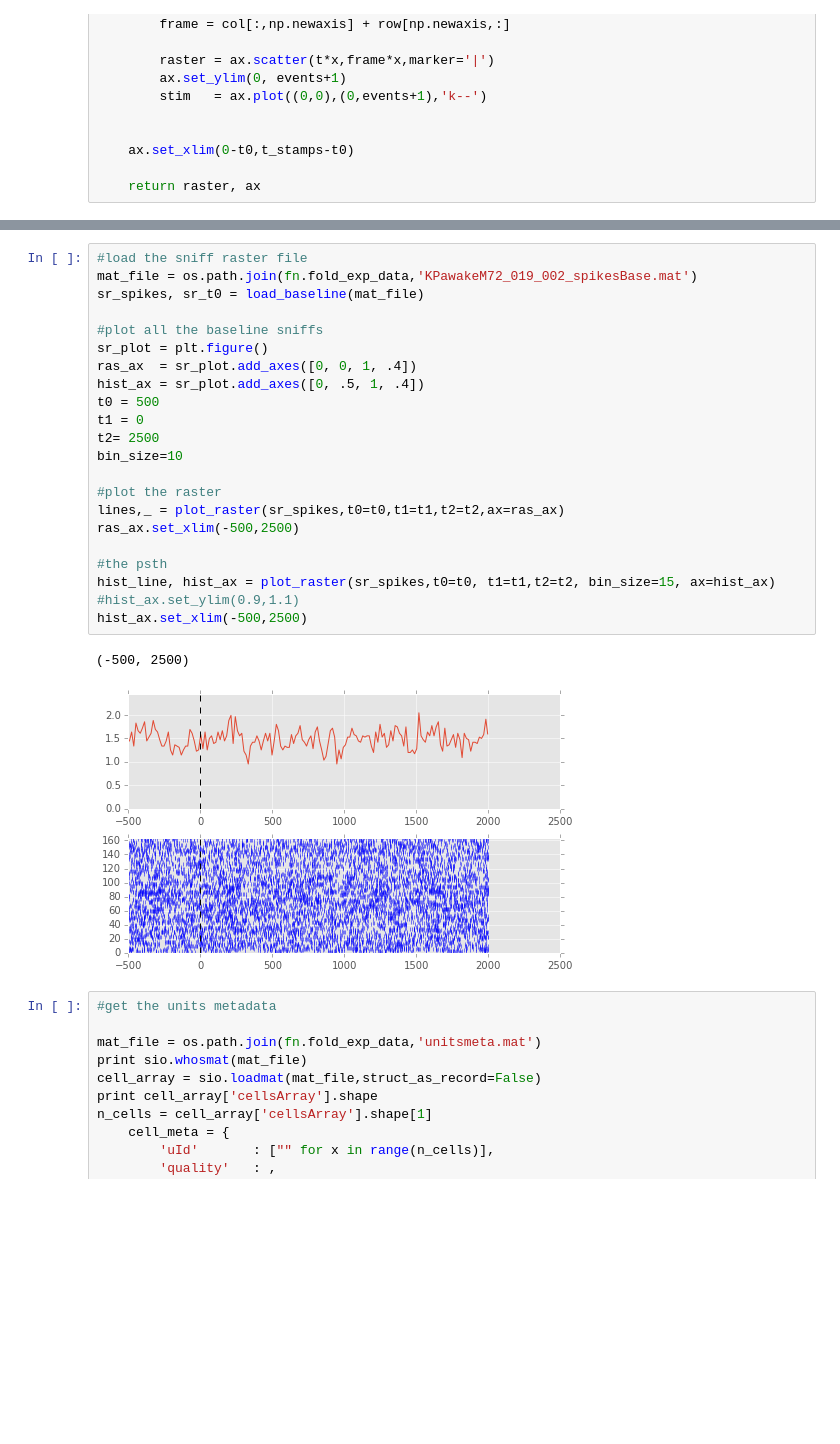
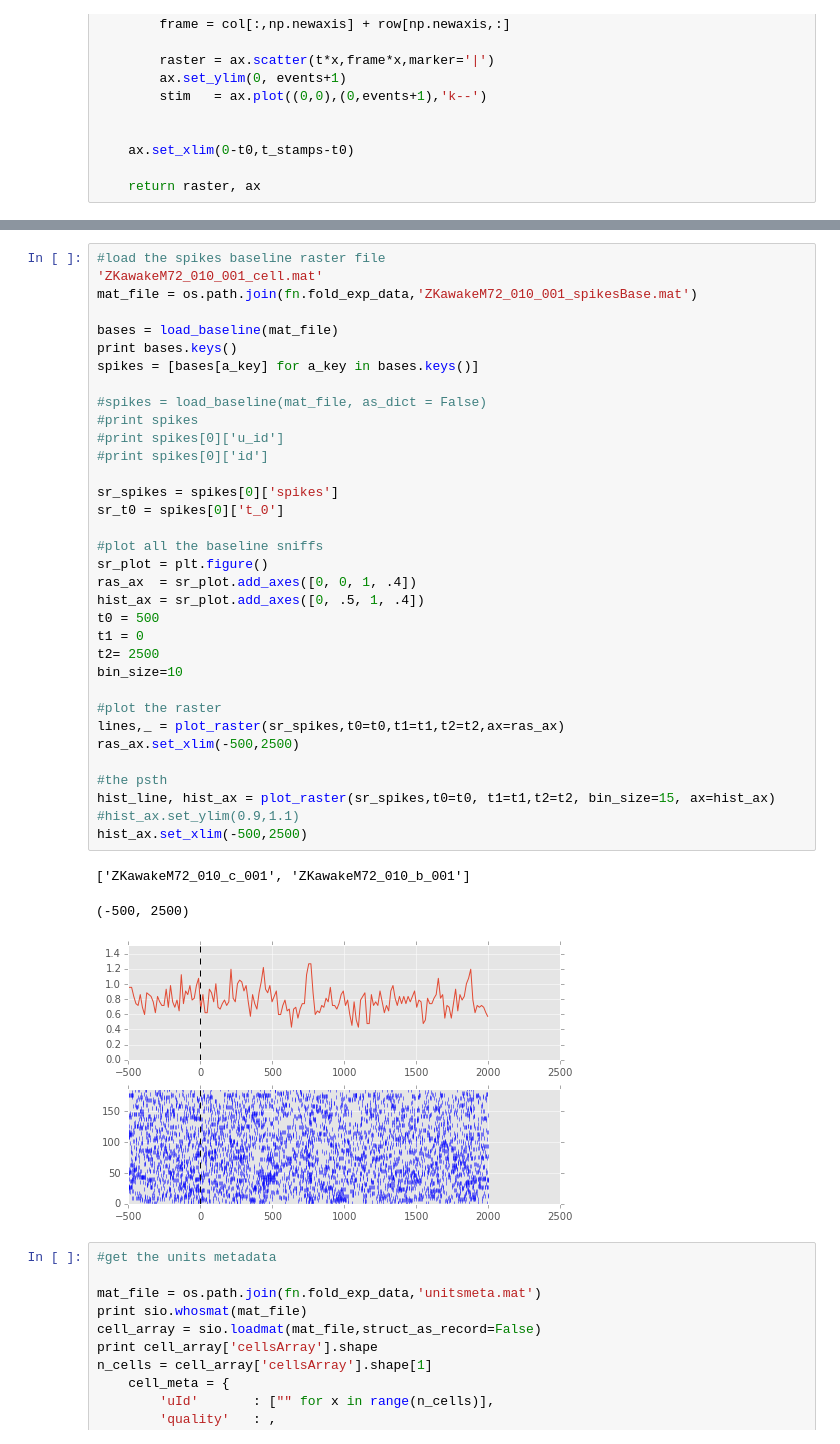
Before and after one commit to zekearneodo/ephys-tools, a Jupyter notebook: ephysScripts/plot_playground.ipynb, the cells around one changed output, grey strips where cells are left out. Drawn from its saved outputs; the diff is of its cells as text; blank space fills up the shorter version.

Commit message:
loading units and their baselines

```diff
--- a/ephysScripts/plot_playground.ipynb
+++ b/ephysScripts/plot_playground.ipynb
@@ -220,28 +280,41 @@ lines=all_ax.plot(-sniff_flow[250:750,:50])
 # %%
-#load the sniff raster file
-mat_file = os.path.join(fn.fold_exp_data,'KPawakeM72_019_002_spikesBase.mat')
-sr_spikes, sr_t0 = load_baseline(mat_file)
+#load the spikes baseline raster file
+'ZKawakeM72_010_001_cell.mat'
+mat_file = os.path.join(fn.fold_exp_data,'ZKawakeM72_010_001_spikesBase.mat')
+
+bases = load_baseline(mat_file)
+print bases.keys()
+spikes = [bases[a_key] for a_key in bases.keys()]
+
+#spikes = load_baseline(mat_file, as_dict = False)
+#print spikes
+#print spikes[0]['u_id']
+#print spikes[0]['id']
+
+sr_spikes = spikes[0]['spikes']
+sr_t0 = spikes[0]['t_0']
 
 #plot all the baseline sniffs
 sr_plot = plt.figure()
 ras_ax  = sr_plot.add_axes([0, 0, 1, .4])
 hist_ax = sr_plot.add_axes([0, .5, 1, .4])
 t0 = 500
 t1 = 0
 t2= 2500
 bin_size=10
 
 #plot the raster
 lines,_ = plot_raster(sr_spikes,t0=t0,t1=t1,t2=t2,ax=ras_ax)
 ras_ax.set_xlim(-500,2500)
 
 #the psth
 hist_line, hist_ax = plot_raster(sr_spikes,t0=t0, t1=t1,t2=t2, bin_size=15, ax=hist_ax)
 #hist_ax.set_ylim(0.9,1.1)
 hist_ax.set_xlim(-500,2500)
 # %% [output]
-(-500, 2500)
+['ZKawakeM72_010_c_001', 'ZKawakeM72_010_b_001']
+(-500, 2500)
-[figure, old version]
+[figure, new version]
 # %%
 #get the units metadata
 
```
Also changed, not shown: parts of 11 cells of this notebook.
